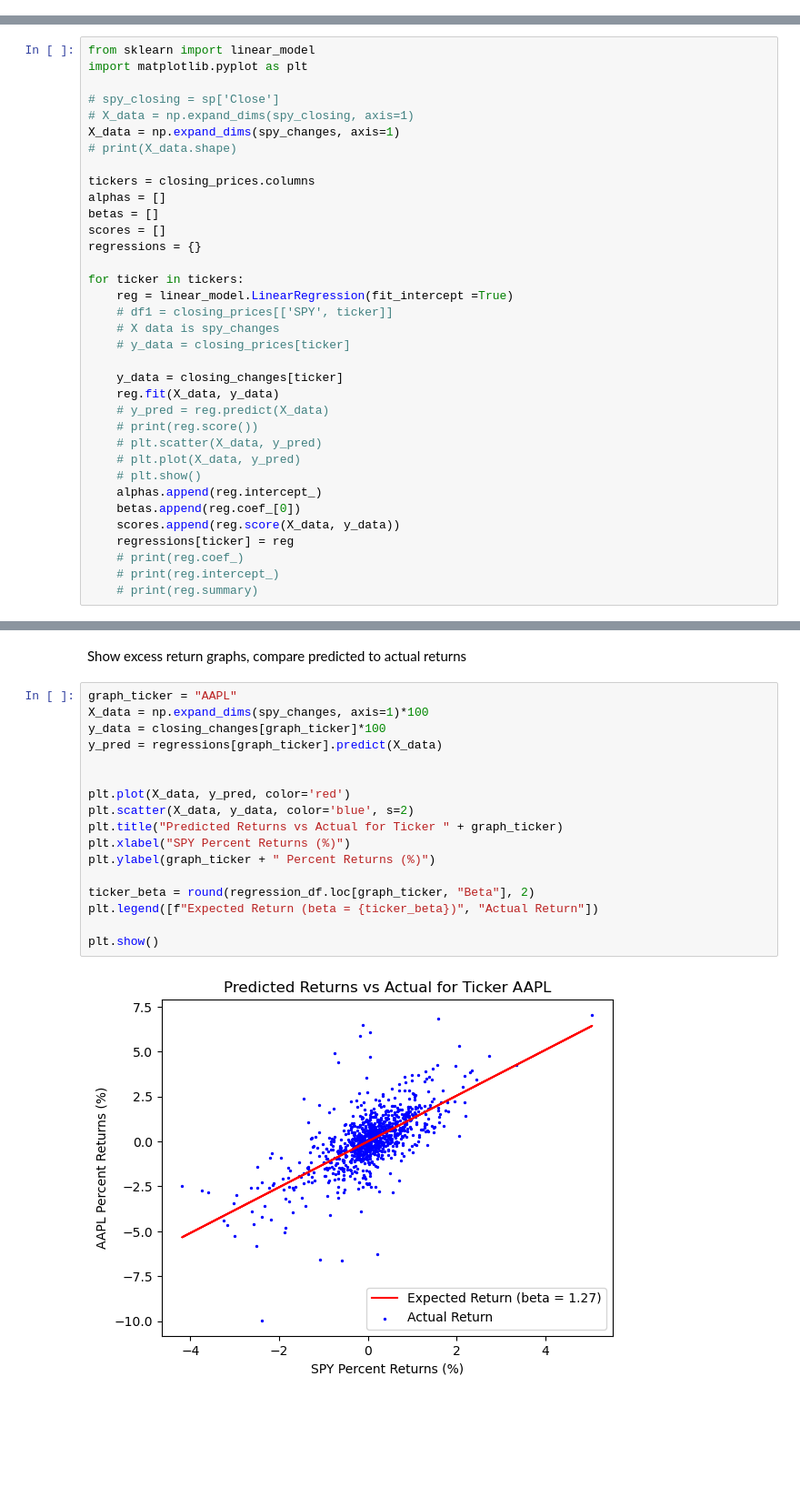
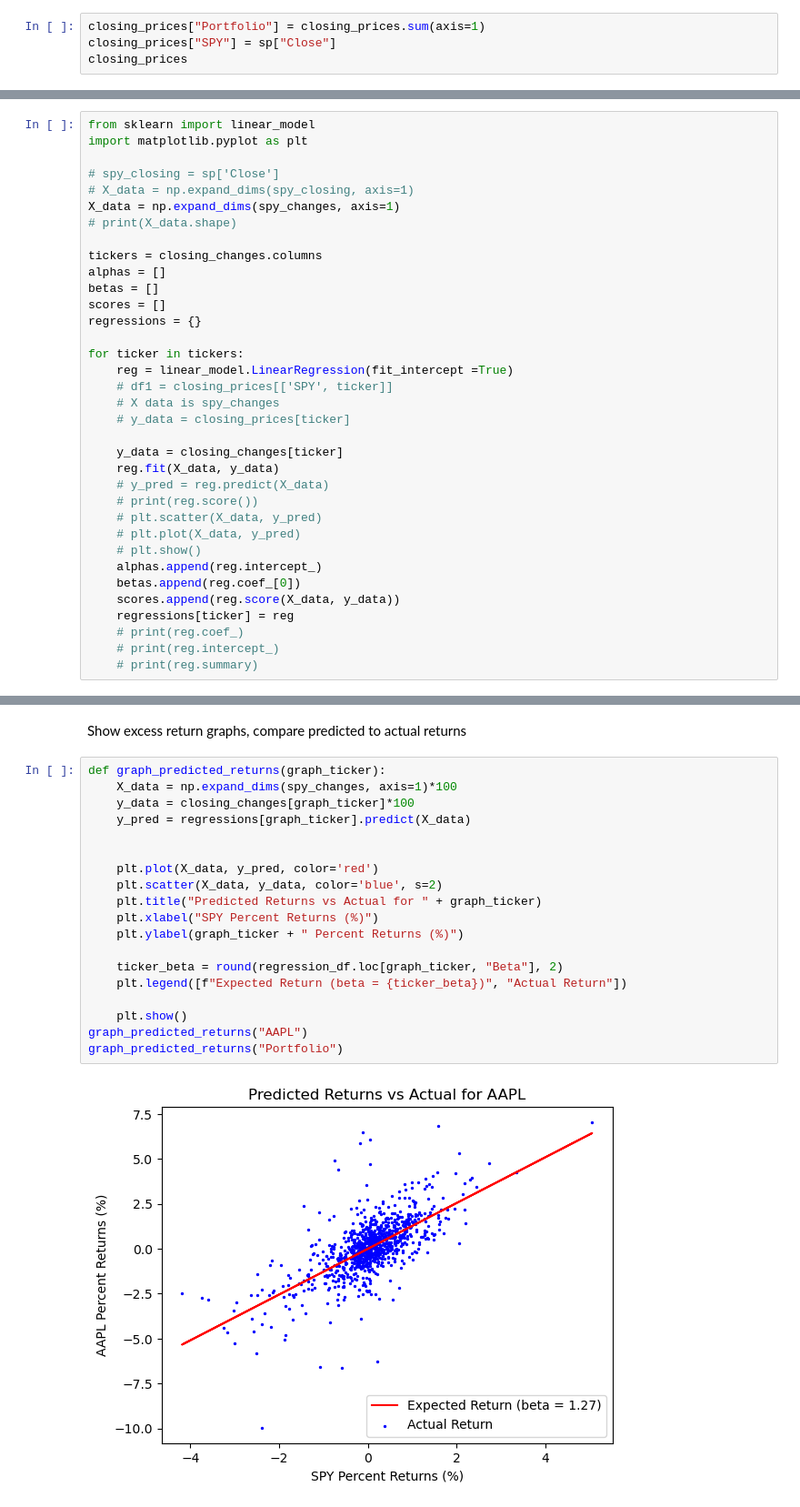
Before and after one commit to Aaquib111/factor-models, a Jupyter notebook: portfolio-management-practice.ipynb, the cells around one changed output, grey strips where cells are left out. Shown at 91% size. Drawn from its saved outputs; the diff is of its cells as text; blank space fills up the shorter version.

Commit message:
Made a whole portfolio, combining every stock in the universe

```diff
--- a/portfolio-management-practice.ipynb
+++ b/portfolio-management-practice.ipynb
@@ -116,0 +98,4 @@ See the caveats in the documentation: https://pandas.pydata.org/pandas-docs/stab
+# %%
+closing_prices["Portfolio"] = closing_prices.sum(axis=1)
+closing_prices["SPY"] = sp["Close"]
+closing_prices
@@ -135,7 +152,7 @@ import matplotlib.pyplot as plt
 X_data = np.expand_dims(spy_changes, axis=1)
 # print(X_data.shape)
 
-tickers = closing_prices.columns
+tickers = closing_changes.columns
 alphas = []
 betas = []
 scores = []
@@ -194,21 +211,23 @@ Lowest Beta is 0.052192801250456076
 # %% [markdown]
 Show excess return graphs, compare predicted to actual returns
 # %%
-graph_ticker = "AAPL"
-X_data = np.expand_dims(spy_changes, axis=1)*100
-y_data = closing_changes[graph_ticker]*100
-y_pred = regressions[graph_ticker].predict(X_data)
+def graph_predicted_returns(graph_ticker):
+    X_data = np.expand_dims(spy_changes, axis=1)*100
+    y_data = closing_changes[graph_ticker]*100
+    y_pred = regressions[graph_ticker].predict(X_data)
 
 
-plt.plot(X_data, y_pred, color='red')
-plt.scatter(X_data, y_data, color='blue', s=2)
-plt.title("Predicted Returns vs Actual for Ticker " + graph_ticker)
-plt.xlabel("SPY Percent Returns (%)")
-plt.ylabel(graph_ticker + " Percent Returns (%)")
+    plt.plot(X_data, y_pred, color='red')
+    plt.scatter(X_data, y_data, color='blue', s=2)
+    plt.title("Predicted Returns vs Actual for " + graph_ticker)
+    plt.xlabel("SPY Percent Returns (%)")
+    plt.ylabel(graph_ticker + " Percent Returns (%)")
 
-ticker_beta = round(regression_df.loc[graph_ticker, "Beta"], 2)
-plt.legend([f"Expected Return (beta = {ticker_beta})", "Actual Return"])
+    ticker_beta = round(regression_df.loc[graph_ticker, "Beta"], 2)
+    plt.legend([f"Expected Return (beta = {ticker_beta})", "Actual Return"])
 
-plt.show()
+    plt.show()
+graph_predicted_returns("AAPL")
+graph_predicted_returns("Portfolio")
 # %% [output]
-[figure, old version]
+[figure, new version]
```
Also changed, not shown: parts of 7 cells of this notebook.
